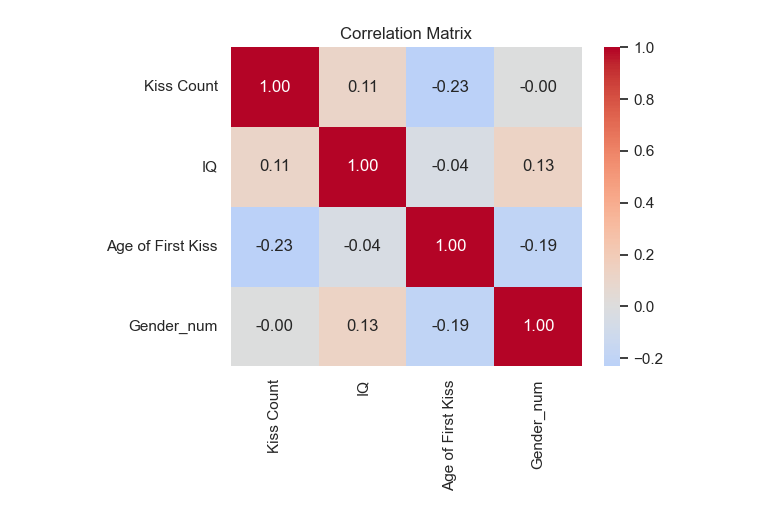
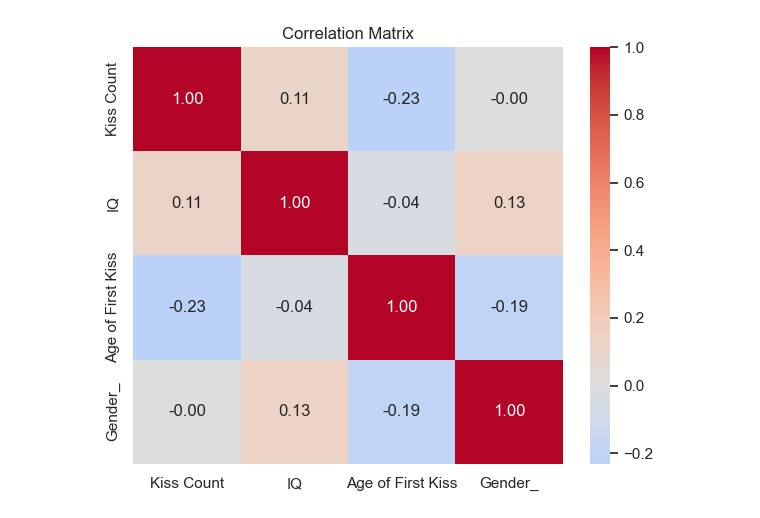
Before and after one commit to chou20020417/Kiss-IQ-Gender-Analysis, a Jupyter notebook: correlation_heatmap.ipynb, the cells around one changed output. Saved outputs shown, nothing was run; the diff lists cells and outputs as text; code cells hidden in the pictures.

```diff
--- a/correlation_heatmap.ipynb
+++ b/correlation_heatmap.ipynb
@@ -9,18 +9,18 @@ from scipy.stats import pearsonr
 df = pd.read_excel("DATA_Kiss_count_gender_and_IQ.xlsx")
 df = df.dropna(subset=['Gender', 'Kiss Count', 'IQ', 'Age of First Kiss'])
 df['Gender'] = df['Gender'].str.strip().str.capitalize()
-df['Gender_num'] = df['Gender'].map({'Male': 1, 'Female': 0})
+df['Gender_'] = df['Gender'].map({'Male': 1, 'Female': 0})
 
 sns.set(style="whitegrid")
 # %%
 # Correlation Heatmap
-corr_df = df[['Kiss Count', 'IQ', 'Age of First Kiss', 'Gender_num']]
+corr_df = df[['Kiss Count', 'IQ', 'Age of First Kiss', 'Gender_']]
 corr = corr_df.corr()
 plt.figure(figsize=(6, 5))
 sns.heatmap(corr, annot=True, cmap='coolwarm', center=0, fmt=".2f")
 plt.title('Correlation Matrix')
 plt.tight_layout()
 plt.savefig("correlation_heatmap.png")
 plt.show()
 # %% [output]
-[figure, old version]
+[figure, new version]
```
